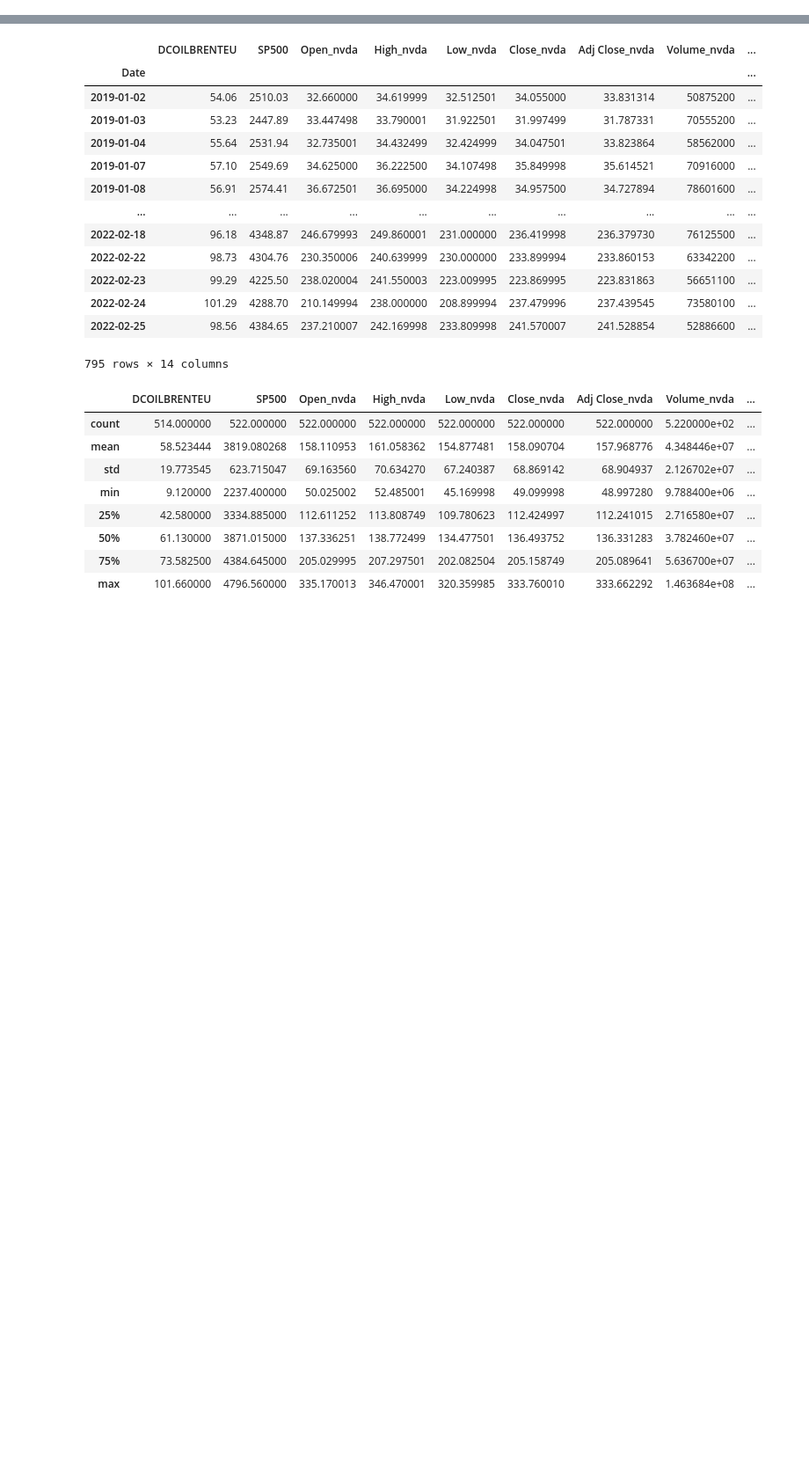
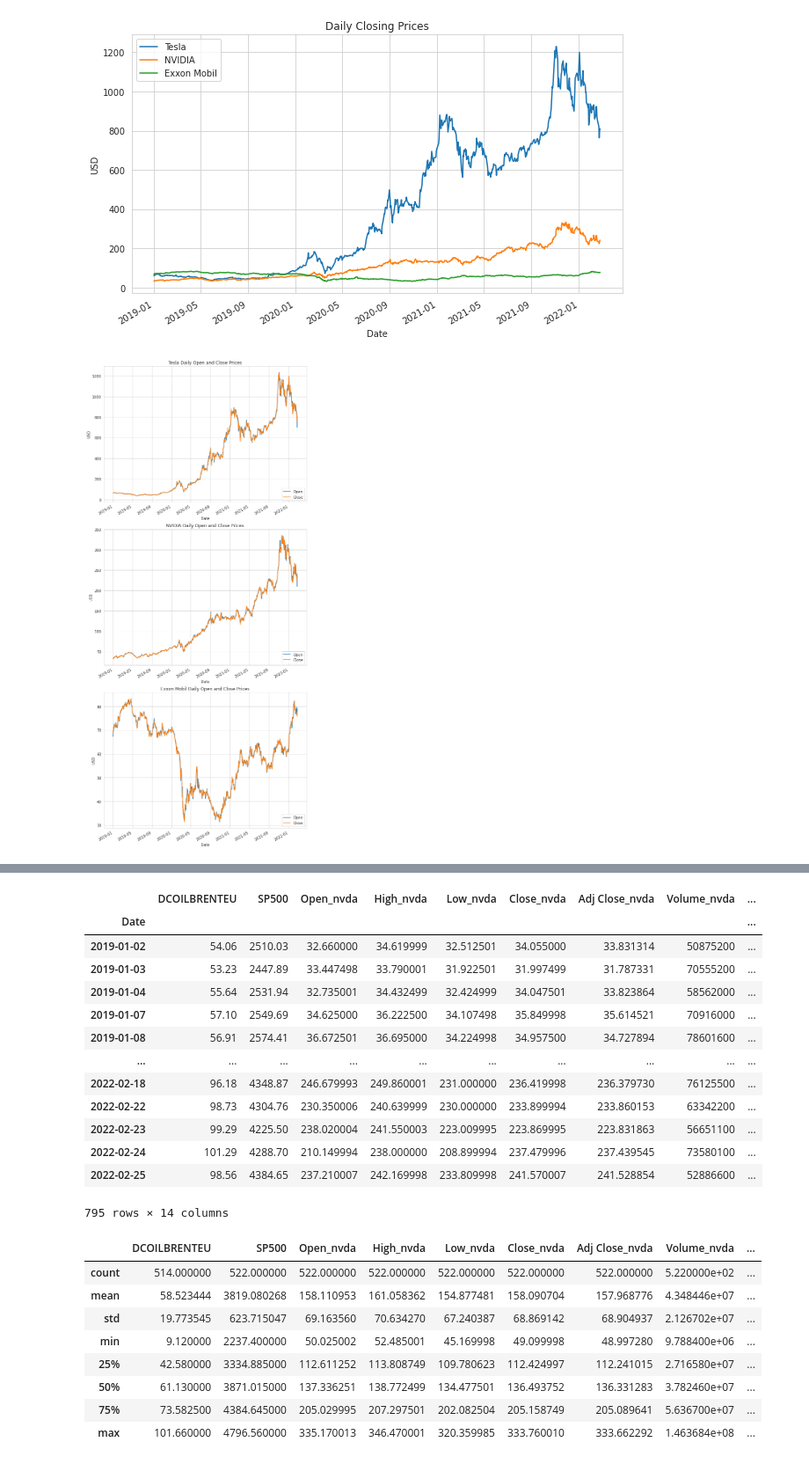
Before and after one commit to Abdulah94/Financial-Analysis-and-Trading-Strategies, a Jupyter notebook: code/jubyter-notebook.ipynb, the cells around one changed output, grey strips where cells are left out. Shown at 88% size. Drawn from its saved outputs; the diff is of its cells as text; code cells hidden in the pictures; blank space fills up the shorter version.

```diff
--- a/code/jubyter-notebook.ipynb
+++ b/code/jubyter-notebook.ipynb
@@ -180,3 +180,16 @@ def plot_wealth(df, header):
     plt.title(header+': ${} in Net Profit'.format(int(performance_df.loc[performance_df.index[-2], 'Wealth'])))
 
     return plt.show()
+# %%
+xom = import_cvs_as_dataframe('XOM')
+tsla = import_cvs_as_dataframe('TSLA')
+nvda = import_cvs_as_dataframe('NVDA')
+# %%
+plot_close_price_on_one_plot(tsla, nvda, xom, 'Tesla', 'NVIDIA', 'Exxon Mobil')
+plot_compares_open_and_close_price_on_one_plot(tsla, nvda, xom, 'Tesla', 'NVIDIA', 'Exxon Mobil')
+plot_volume_traded(tsla, nvda, xom, 'Tesla', 'NVIDIA', 'Exxon Mobil')
+plot_Log_Return(tsla, nvda, xom, 'Tesla', 'NVIDIA', 'Exxon Mobil')
+Calculating_value_at_risk(tsla, nvda, xom, 'Tesla', 'NVIDIA', 'Exxon Mobil')
+# %% [output]
+[figure, added]
+[figure, added]
```
Also changed, not shown: parts of 2 cells of this notebook.
